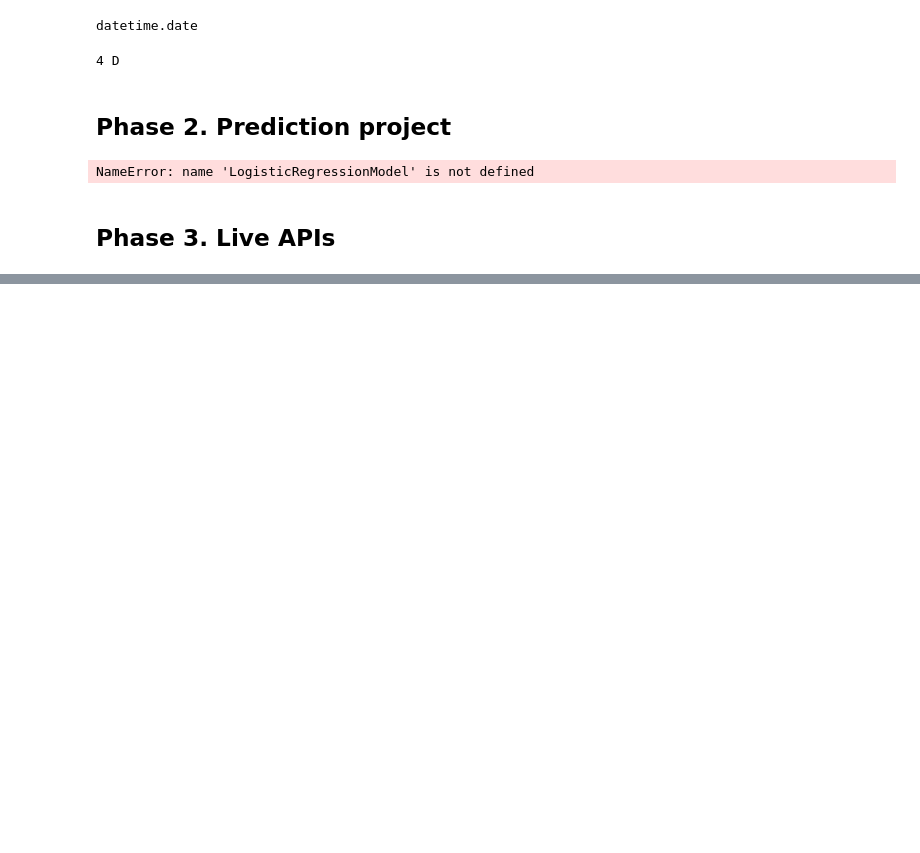
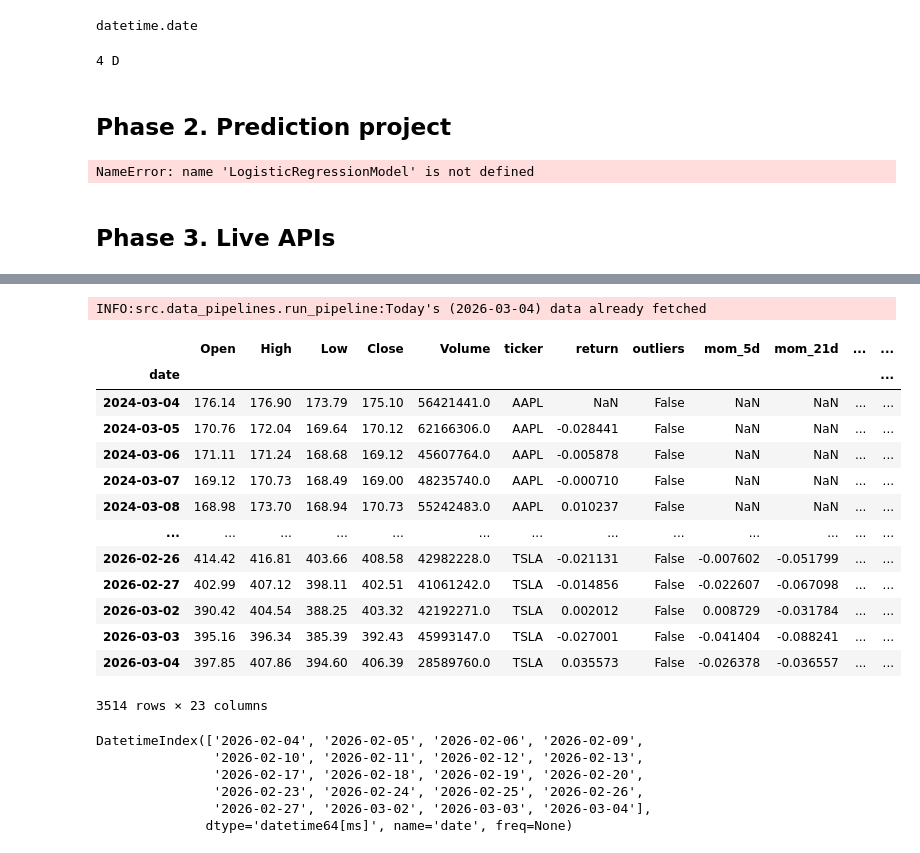
Before and after one commit to hugobrrss/quant-research, a Jupyter notebook: notebooks/explo_phase12.ipynb, the cells around one changed output, grey strips where cells are left out. Drawn from its saved outputs; the diff is of its cells as text; code cells hidden in the pictures; blank space fills up the shorter version.

Commit message:
full backfill and pipeline test

```diff
--- a/notebooks/explo_phase12.ipynb
+++ b/notebooks/explo_phase12.ipynb
@@ -433,0 +479,33 @@ conn.disconnect()
+# %%
+from src.data_pipelines.run_pipeline import run_equity_pipeline
+run_equity_pipeline(universe='mag7')
+# %% [output]
+INFO:src.data_pipelines.run_pipeline:Today's (2026-03-04) data already fetched
+# %%
+import pandas as pd
+df_prod = pd.read_parquet("/Users/hugo/quant-research/data/production/mag7_production.parquet")
+df_prod
+# %% [output]
+|  | Open | High | Low | Close | Volume | ticker | return | outliers | mom_5d | mom_21d | ... | ... |
+| date |  |  |  |  |  |  |  |  |  |  |  | ... |
+| 2024-03-04 | 176.14 | 176.90 | 173.79 | 175.10 | 56421441.0 | AAPL | NaN | False | NaN | NaN | ... | ... |
+| 2024-03-05 | 170.76 | 172.04 | 169.64 | 170.12 | 62166306.0 | AAPL | -0.028441 | False | NaN | NaN | ... | ... |
+| 2024-03-06 | 171.11 | 171.24 | 168.68 | 169.12 | 45607764.0 | AAPL | -0.005878 | False | NaN | NaN | ... | ... |
+| 2024-03-07 | 169.12 | 170.73 | 168.49 | 169.00 | 48235740.0 | AAPL | -0.000710 | False | NaN | NaN | ... | ... |
+| 2024-03-08 | 168.98 | 173.70 | 168.94 | 170.73 | 55242483.0 | AAPL | 0.010237 | False | NaN | NaN | ... | ... |
+| ... | ... | ... | ... | ... | ... | ... | ... | ... | ... | ... | ... | ... |
+| 2026-02-26 | 414.42 | 416.81 | 403.66 | 408.58 | 42982228.0 | TSLA | -0.021131 | False | -0.007602 | -0.051799 | ... | ... |
+| 2026-02-27 | 402.99 | 407.12 | 398.11 | 402.51 | 41061242.0 | TSLA | -0.014856 | False | -0.022607 | -0.067098 | ... | ... |
+| 2026-03-02 | 390.42 | 404.54 | 388.25 | 403.32 | 42192271.0 | TSLA | 0.002012 | False | 0.008729 | -0.031784 | ... | ... |
+| 2026-03-03 | 395.16 | 396.34 | 385.39 | 392.43 | 45993147.0 | TSLA | -0.027001 | False | -0.041404 | -0.088241 | ... | ... |
+| 2026-03-04 | 397.85 | 407.86 | 394.60 | 406.39 | 28589760.0 | TSLA | 0.035573 | False | -0.026378 | -0.036557 | ... | ... |
+3514 rows × 23 columns
+# %%
+print(df_prod.index[-20:])
+# %% [output]
+DatetimeIndex(['2026-02-04', '2026-02-05', '2026-02-06', '2026-02-09',
+               '2026-02-10', '2026-02-11', '2026-02-12', '2026-02-13',
+               '2026-02-17', '2026-02-18', '2026-02-19', '2026-02-20',
+               '2026-02-23', '2026-02-24', '2026-02-25', '2026-02-26',
+               '2026-02-27', '2026-03-02', '2026-03-03', '2026-03-04'],
+              dtype='datetime64[ms]', name='date', freq=None)
```
Also changed, not shown: parts of 3 cells of this notebook, 10 other files.
